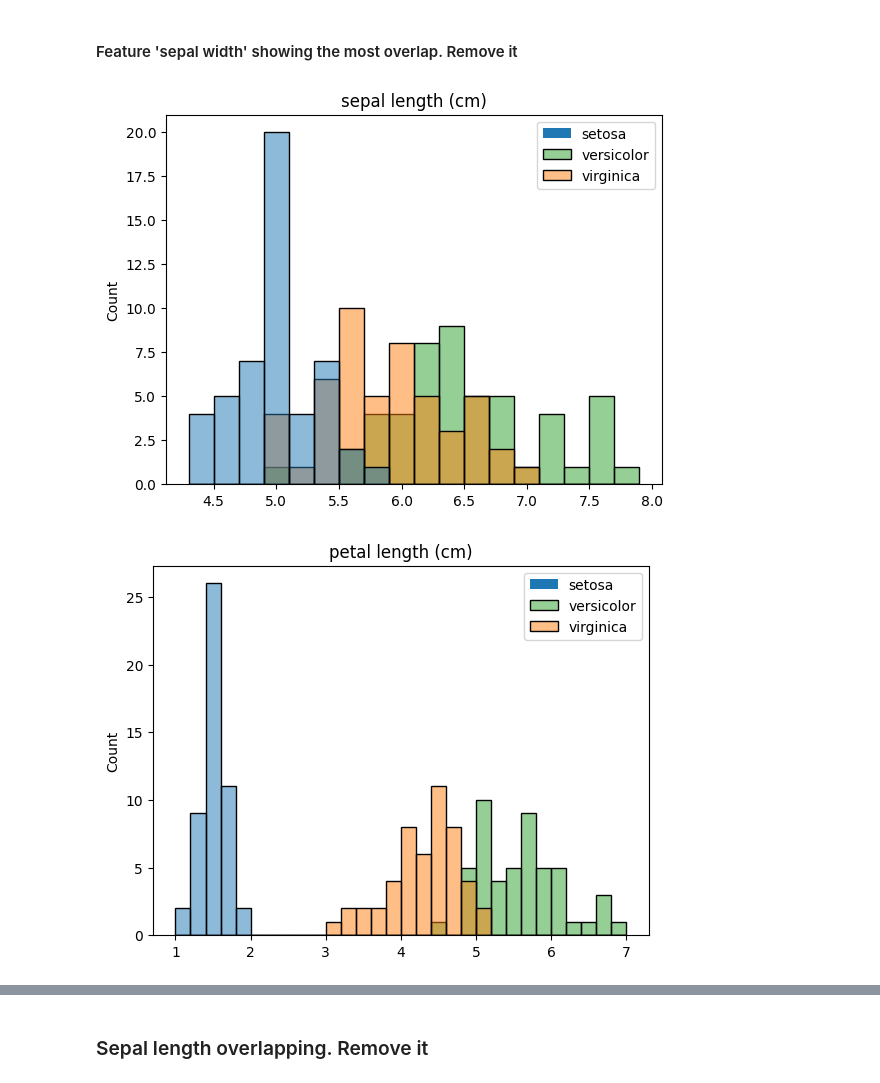
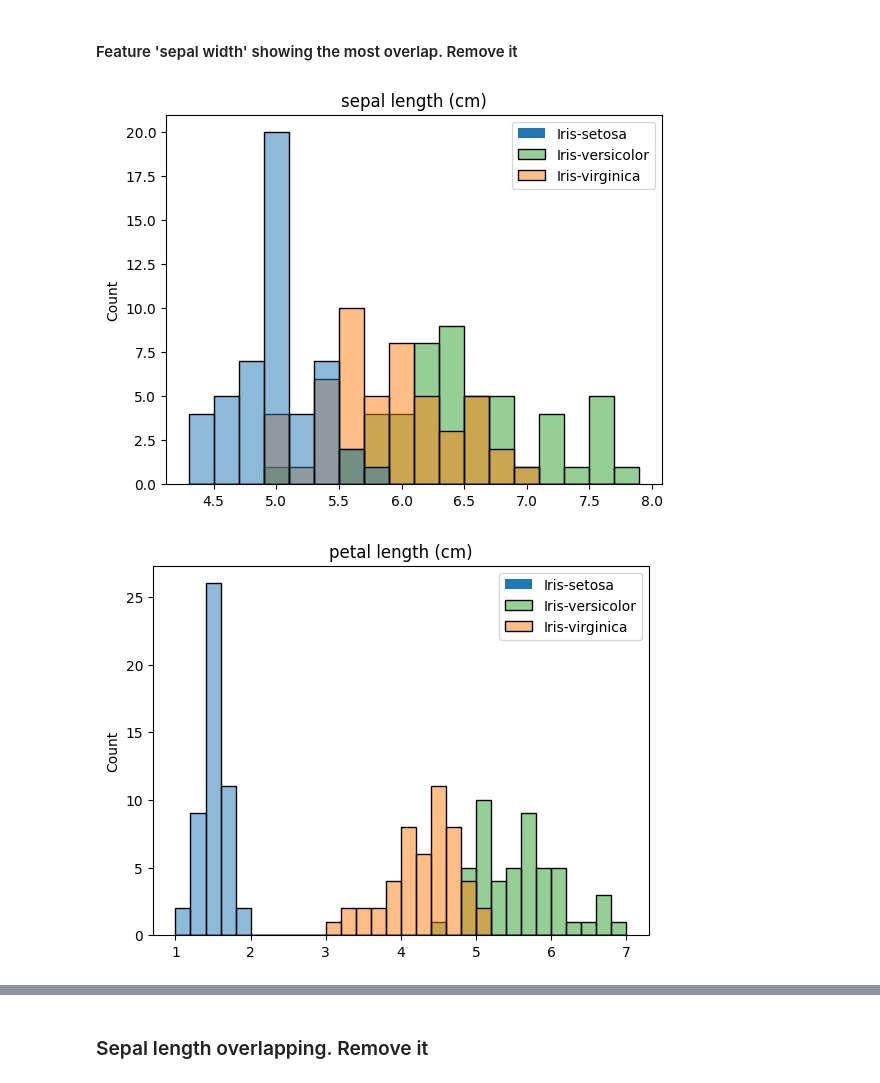
Before and after one commit to jonkor29/TTT4275-classification-project, a Jupyter notebook: iris.ipynb, the cells around one changed output, grey strips where cells are left out. Cells and saved outputs as stored; diff of their text form; code cells hidden in the pictures.

```diff
--- a/iris.ipynb
+++ b/iris.ipynb
@@ -15,3 +12,10 @@ iris = load_iris()
+# %%
+feature_names=['sepal length (cm)', 'sepal width (cm)', 'petal length (cm)', 'petal width (cm)']
+target_names = ['Iris-setosa', 'Iris-versicolor', 'Iris-virginica']
+iris_df = pd.read_csv('./Iris_TTT4275/iris.data', names=[*feature_names, 'target'])
+
+iris_data = iris_df.iloc[:, :4].values
+iris_targets = iris_df['target'].values
 # %%
 class MSELinearClassifier:
     def __init__(self, alpha = 0.01, n_iter = 10000, threshold = 1e-3):
@@ -182,9 +186,9 @@ Fitting converged after 3487 iterations.
 # %% [markdown]
 ### Histogram of flowers per feature
 # %%
-for i in range(len(iris.feature_names)):
-    sns.histplot(iris.data[:, i].reshape(3, 50).T, binwidth=0.2)
-    plt.legend(iris.target_names)
-    plt.title(iris.feature_names[i])
+for i in range(len(feature_names)):
+    sns.histplot(iris_data[:, i].reshape(3, 50).T, binwidth=0.2)
+    plt.legend(target_names)
+    plt.title(feature_names[i])
     plt.show()
 # %% [output]
@@ -195,10 +199,10 @@ for i in range(len(iris.feature_names)):
 # %% [markdown]
 ### Histogram of feature per flower, less informative than plots above
 # %%
-for i in range(len(iris.target_names)):
-    sns.histplot(iris.data[iris.target == i], binwidth=0.2)
-    plt.legend(iris.feature_names)
-    plt.title(iris.target_names[i])
+for tn in target_names:
+    sns.histplot(iris_data[iris_targets == tn], binwidth=0.2)
+    plt.legend(feature_names)
+    plt.title(tn)
     plt.xlabel("cm")
     plt.show()
 # %% [output]
@@ -208,14 +212,14 @@ for i in range(len(iris.target_names)):
 # %% [markdown]
 #### Feature 'sepal width' showing the most overlap. Remove it
 # %%
-reduced_data = np.delete(iris.data, 1, 1)
-reduced_feature_names = np.delete(iris.feature_names, 1, 0)
+reduced_data = np.delete(iris_data, 1, 1)
+reduced_feature_names = np.delete(feature_names, 1, 0)
 
 for i in range(len(reduced_feature_names)):
     sns.histplot(reduced_data[:, i].reshape(3, 50).T, binwidth=0.2)
-    plt.legend(iris.target_names)
+    plt.legend(target_names)
     plt.title(reduced_feature_names[i])
     plt.show()
 # %% [output]
-[figure, old version]
+[figure, new version]
-[figure, old version]
+[figure, new version]
```
Also changed, not shown: parts of 25 cells of this notebook.
